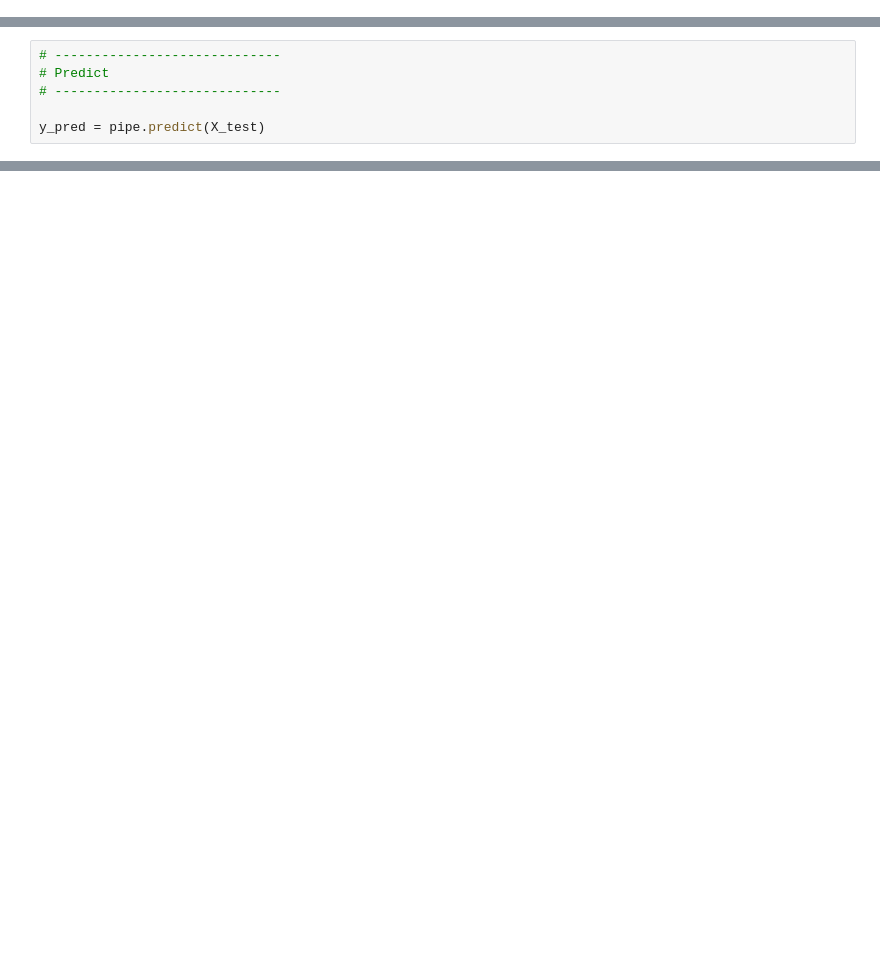
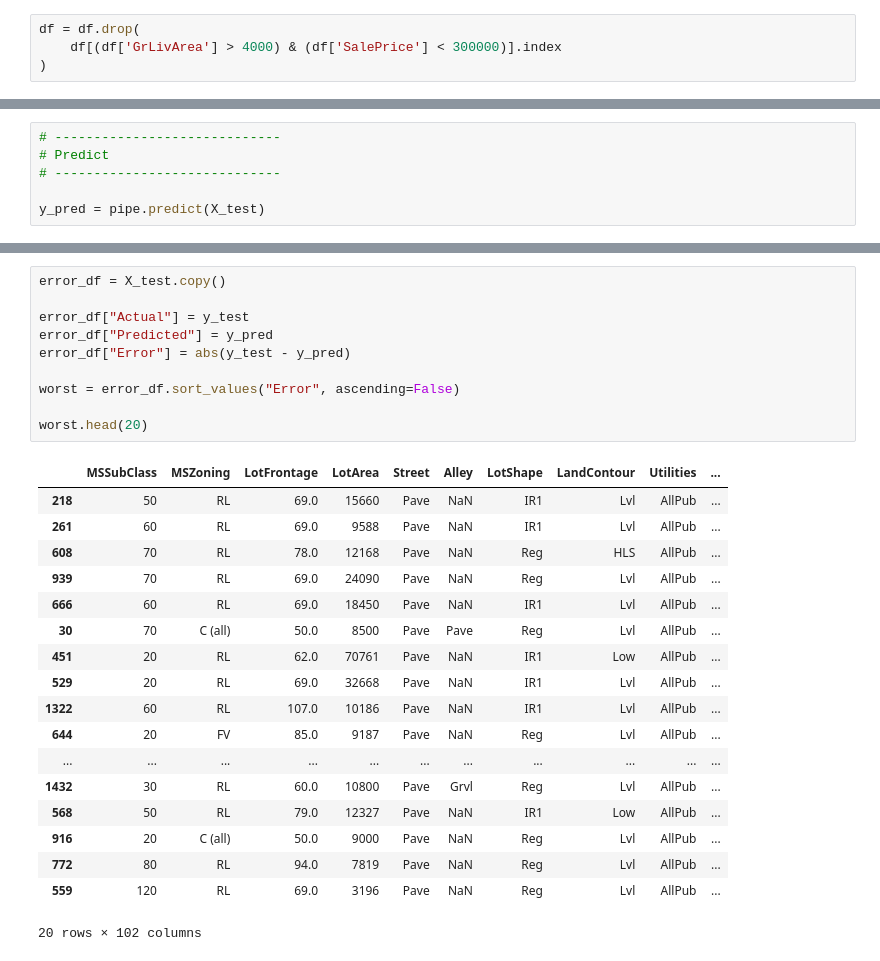
Before and after one commit to Somay-kousis/House-Price-Prediction-System, a Jupyter notebook: Project.ipynb, the cells around one changed output, grey strips where cells are left out. Drawn from its saved outputs; the diff is of its cells as text; blank space fills up the shorter version.

```diff
--- a/Project.ipynb
+++ b/Project.ipynb
@@ -645,6 +645,10 @@ df['TotalPorchSF'] = (
     + df['3SsnPorch']
     + df['ScreenPorch']
 )
+# %%
+df = df.drop(
+    df[(df['GrLivArea'] > 4000) & (df['SalePrice'] < 300000)].index
+)
 # %%
 df['ConstructionScore'] = (
     df['TotRmsAbvGrd']
@@ -1099,0 +1184,29 @@ Mean CV Score:
+# %%
+error_df = X_test.copy()
+
+error_df["Actual"] = y_test
+error_df["Predicted"] = y_pred
+error_df["Error"] = abs(y_test - y_pred)
+
+worst = error_df.sort_values("Error", ascending=False)
+
+worst.head(20)
+# %% [output]
+|  | MSSubClass | MSZoning | LotFrontage | LotArea | Street | Alley | LotShape | LandContour | Utilities | ... |
+| 218 | 50 | RL | 69.0 | 15660 | Pave | NaN | IR1 | Lvl | AllPub | ... |
+| 261 | 60 | RL | 69.0 | 9588 | Pave | NaN | IR1 | Lvl | AllPub | ... |
+| 608 | 70 | RL | 78.0 | 12168 | Pave | NaN | Reg | HLS | AllPub | ... |
+| 939 | 70 | RL | 69.0 | 24090 | Pave | NaN | Reg | Lvl | AllPub | ... |
+| 666 | 60 | RL | 69.0 | 18450 | Pave | NaN | IR1 | Lvl | AllPub | ... |
+| 30 | 70 | C (all) | 50.0 | 8500 | Pave | Pave | Reg | Lvl | AllPub | ... |
+| 451 | 20 | RL | 62.0 | 70761 | Pave | NaN | IR1 | Low | AllPub | ... |
+| 529 | 20 | RL | 69.0 | 32668 | Pave | NaN | IR1 | Lvl | AllPub | ... |
+| 1322 | 60 | RL | 107.0 | 10186 | Pave | NaN | IR1 | Lvl | AllPub | ... |
+| 644 | 20 | FV | 85.0 | 9187 | Pave | NaN | Reg | Lvl | AllPub | ... |
+| ... | ... | ... | ... | ... | ... | ... | ... | ... | ... | ... |
+| 1432 | 30 | RL | 60.0 | 10800 | Pave | Grvl | Reg | Lvl | AllPub | ... |
+| 568 | 50 | RL | 79.0 | 12327 | Pave | NaN | IR1 | Low | AllPub | ... |
+| 916 | 20 | C (all) | 50.0 | 9000 | Pave | NaN | Reg | Lvl | AllPub | ... |
+| 772 | 80 | RL | 94.0 | 7819 | Pave | NaN | Reg | Lvl | AllPub | ... |
+| 559 | 120 | RL | 69.0 | 3196 | Pave | NaN | Reg | Lvl | AllPub | ... |
+20 rows × 102 columns
```
Also changed, not shown: parts of 11 cells of this notebook, 1 other file.
